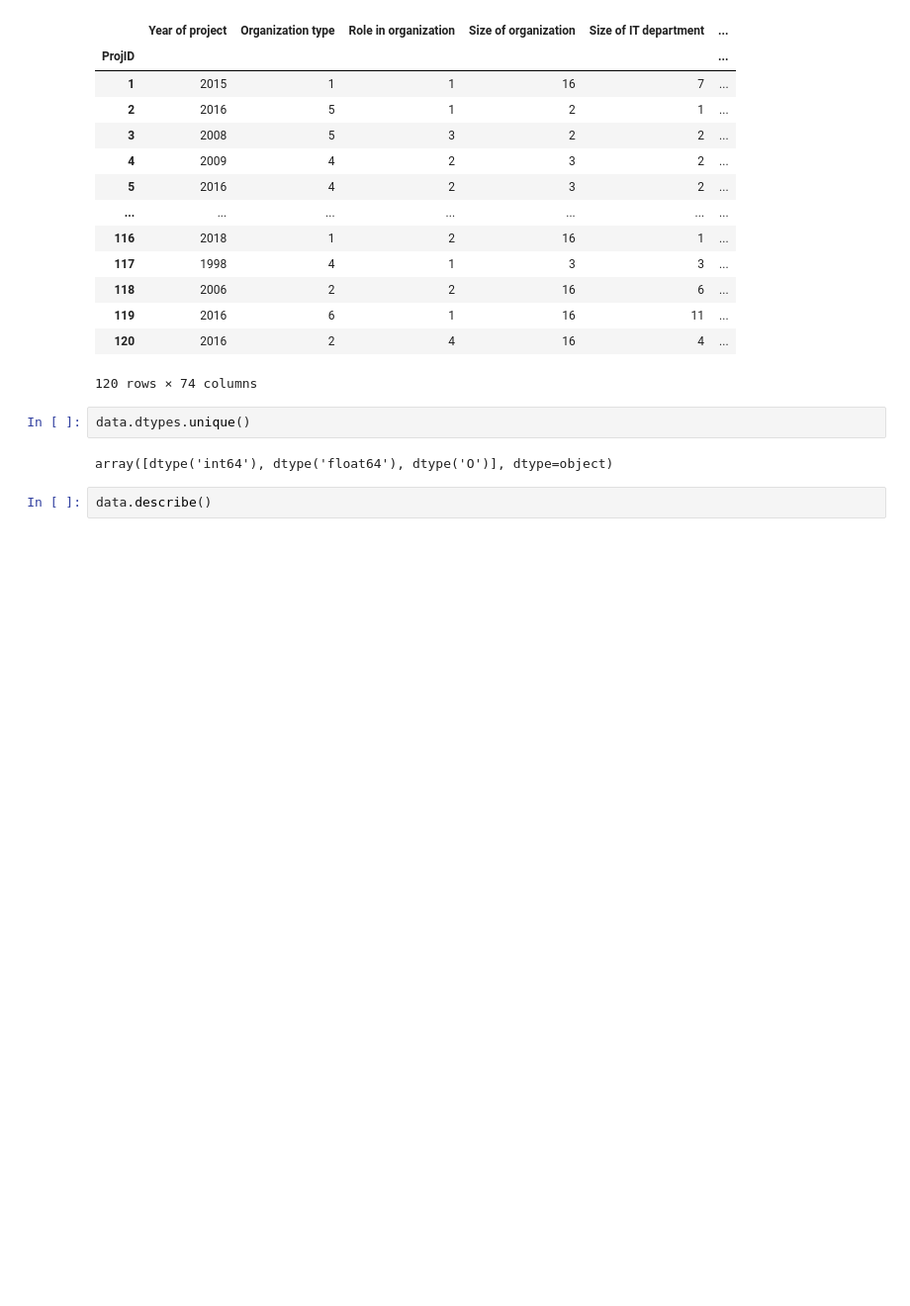
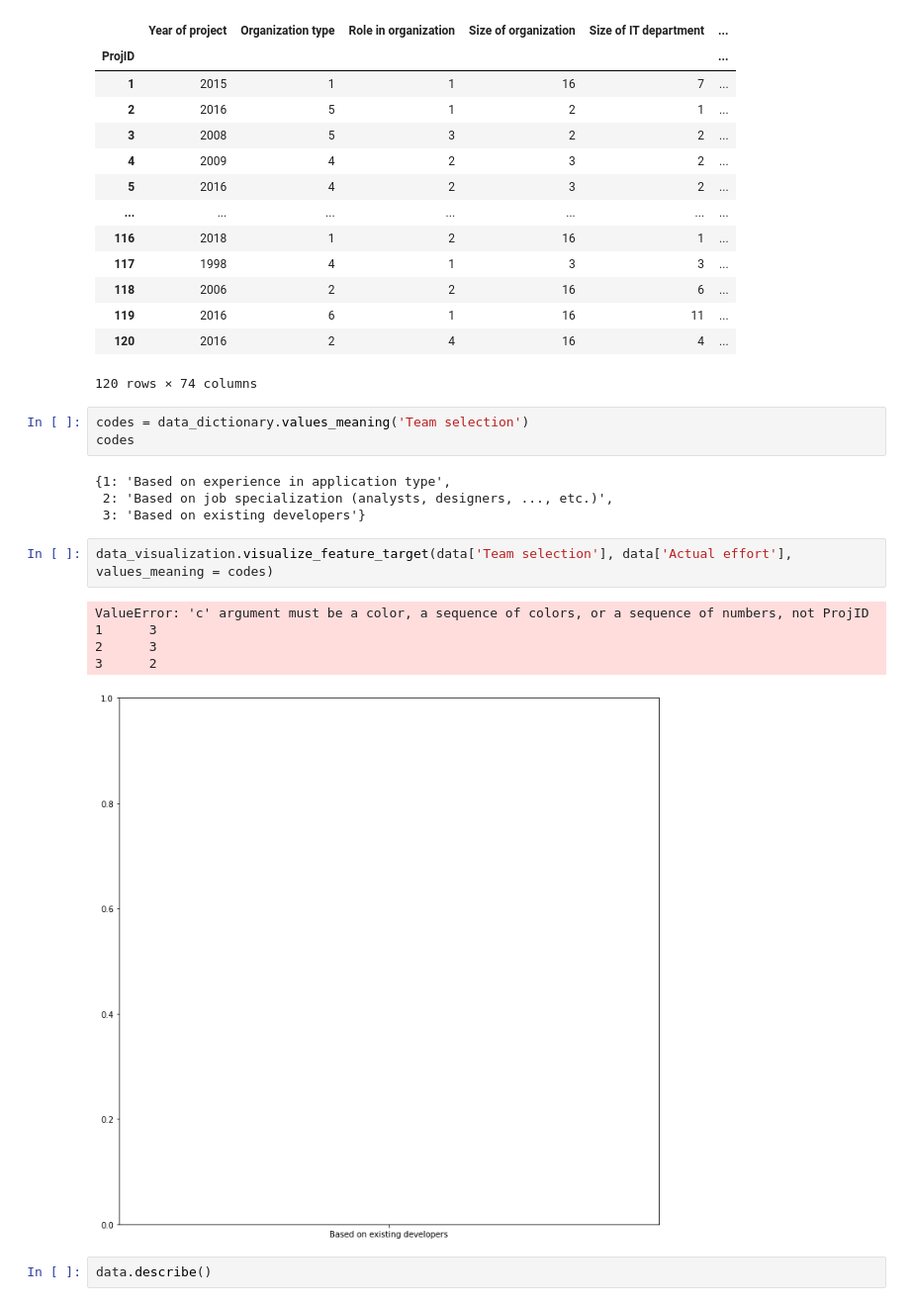
Before and after one commit to youcef-ely/Software-Effort-Estimation, a Jupyter notebook: Notebooks/test.ipynb, the cells around one changed output. Shown: that part at 99% size. Saved outputs shown, nothing was run; the diff lists cells and outputs as text; blank space fills up the shorter version.

Commit message:
Scatter dictionary fixed

```diff
--- a/Notebooks/test.ipynb
+++ b/Notebooks/test.ipynb
@@ -80,10 +57,21 @@ data
 | 119 | 2016 | 6 | 1 | 16 | 11 | ... |
 | 120 | 2016 | 2 | 4 | 16 | 4 | ... |
 120 rows × 74 columns
-# %%
-data.dtypes.unique()
-# %% [output]
-array([dtype('int64'), dtype('float64'), dtype('O')], dtype=object)
+# %%
+codes = data_dictionary.values_meaning('Team selection')
+codes
+# %% [output]
+{1: 'Based on experience in application type',
+ 2: 'Based on job specialization (analysts, designers, ..., etc.)',
+ 3: 'Based on existing developers'}
+# %%
+data_visualization.visualize_feature_target(data['Team selection'], data['Actual effort'], values_meaning = codes)
+# %% [output]
+ValueError: 'c' argument must be a color, a sequence of colors, or a sequence of numbers, not ProjID
+1      3
+2      3
+3      2
+[figure, added]
 # %%
 data.describe()
 # %% [output]
```
Also changed, not shown: parts of 8 cells of this notebook, 3 other files.
